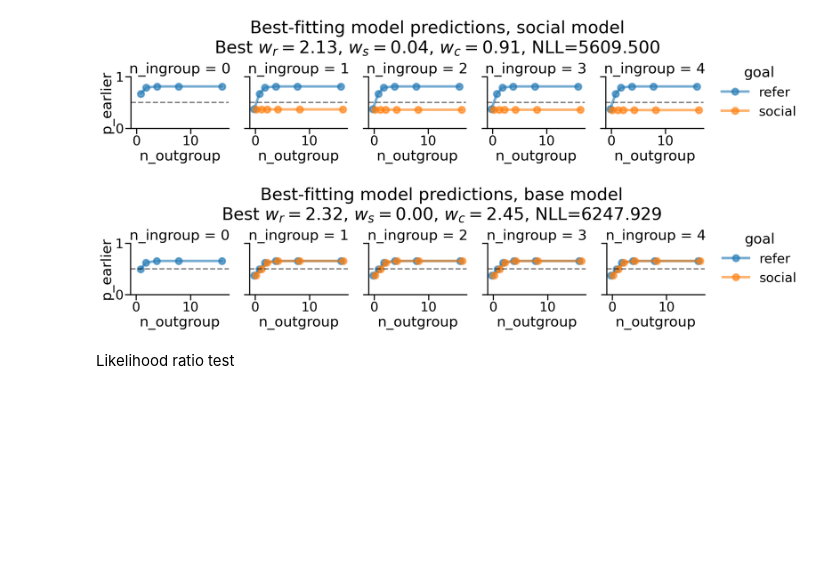
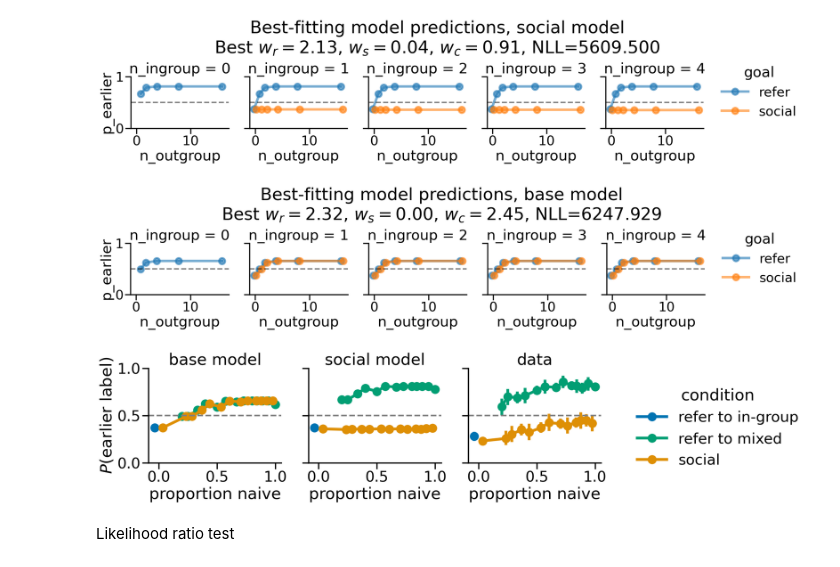
Before and after one commit to aliciamchen/code-switching, a Jupyter notebook: model/fit-predict-3pp-blue-naive-earlier-later.ipynb, the cells around one changed output. Saved outputs shown, nothing was run; the diff lists cells and outputs as text; code cells hidden in the pictures; blank space fills up the shorter version.

```diff
--- a/model/fit-predict-3pp-blue-naive-earlier-later.ipynb
+++ b/model/fit-predict-3pp-blue-naive-earlier-later.ipynb
@@ -198,7 +197,7 @@ def fit_params(
         # ensure all other params are positive
         params = params.at[0:3].set(jnp.clip(params[0:3], 0, jnp.inf))
 
-        if step % 100 == 0:
+        if step % 1000 == 0:
             print(f"Step {step}, NLL value: {nll_value}, Params: {params}")
 
         if prev_nll is not None and abs(nll_value - prev_nll) < tol:
@@ -211,7 +210,7 @@ def fit_params(
     return params, best_nll
 # %%
 best_params_social, best_nll_social = fit_params(
-    ModelType.SOCIAL,
+    utils.ModelType.social,
     [1, 1, 1, 0.1],
     n_in_refer,
     n_out_refer,
@@ -223,5 +222,6 @@ best_params_social, best_nll_social = fit_params(
     tol=1e-6,
     max_steps=100000,
 )
+best_w_r_social, best_w_s_social, best_w_c_social, best_p_noise_social = best_params_social
 # %% [output]
 Step 0, NLL value: 7197.8818359375, Params: [1.0001 0.9999 0.9999 0.1001]
@@ -246,6 +242,6 @@ best_w_r_social, best_w_s_social, best_w_c_social, best_p_noise_social = best_pa
 # %%
 best_params_base, best_nll_base = fit_params(
-    ModelType.BASE,
+    utils.ModelType.base,
     [1, 0, 1, 0.1],
     n_in_refer,
     n_out_refer,
@@ -257,5 +253,6 @@ best_params_base, best_nll_base = fit_params(
     tol=1e-6,
     max_steps=10000,
 )
+best_w_r_base, best_w_s_base, best_w_c_base, best_p_noise_base = best_params_base
 # %% [output]
 Step 0, NLL value: 8177.41650390625, Params: [0.999 0.    1.001 0.101]
@@ -281,7 +267,7 @@ best_w_r_base, best_w_s_base, best_w_c_base, best_p_noise_base = best_params_bas
 Generate model predictions (one for each data point)
 # %%
 preds_refer_social, preds_social_social = predict_all(
-    model_type=ModelType.SOCIAL,
+    model_type=utils.ModelType.social,
     n_in_refer=n_in_refer,
     n_out_refer=n_out_refer,
     n_in_social=n_in_social,
@@ -293,7 +279,7 @@ preds_refer_social, preds_social_social = predict_all(
 )
 
 preds_refer_base, preds_social_base = predict_all(
-    model_type=ModelType.BASE,
+    model_type=utils.ModelType.base,
     n_in_refer=n_in_refer,
     n_out_refer=n_out_refer,
     n_in_social=n_in_social,
@@ -470,6 +426,36 @@ g.figure.suptitle(
 plt.show()
 # %% [output]
 [figure]
+# %%
+g = sns.FacetGrid(
+    preds_df,
+    col="model",
+    col_order=["base model", "social model", "data"],
+    margin_titles=True,
+    height=5,
+    aspect=1.05
+)
+g.map_dataframe(
+    sns.pointplot,
+    x="prop_naive",
+    y="p_earlier",
+    hue="condition",
+    hue_order=conditions_labels,
+    palette=utils.palette,
+    dodge=1.7,
+    alpha=1,
+    native_scale=True
+)
+g.set_titles(col_template="{col_name}", row_template="{row_name} label")
+g.set(ylim=(0, 1), ylabel="$P(\\text{earlier label})$", xlabel="proportion naive")
+for ax in g.axes.flat:
+    ax.axhline(0.5, ls="--", color="gray")
+g.add_legend(title="condition", bbox_to_anchor=(1.01, 0.5))
+plt.savefig(utils.fig_dir + "3pp_blue_naive_earlier_later.pdf")
+
+plt.show()
+# %% [output]
+[figure, added]
 # %% [markdown]
 Likelihood ratio test
 # %%
```
Also changed, not shown: parts of 16 cells of this notebook, 14 other files.
